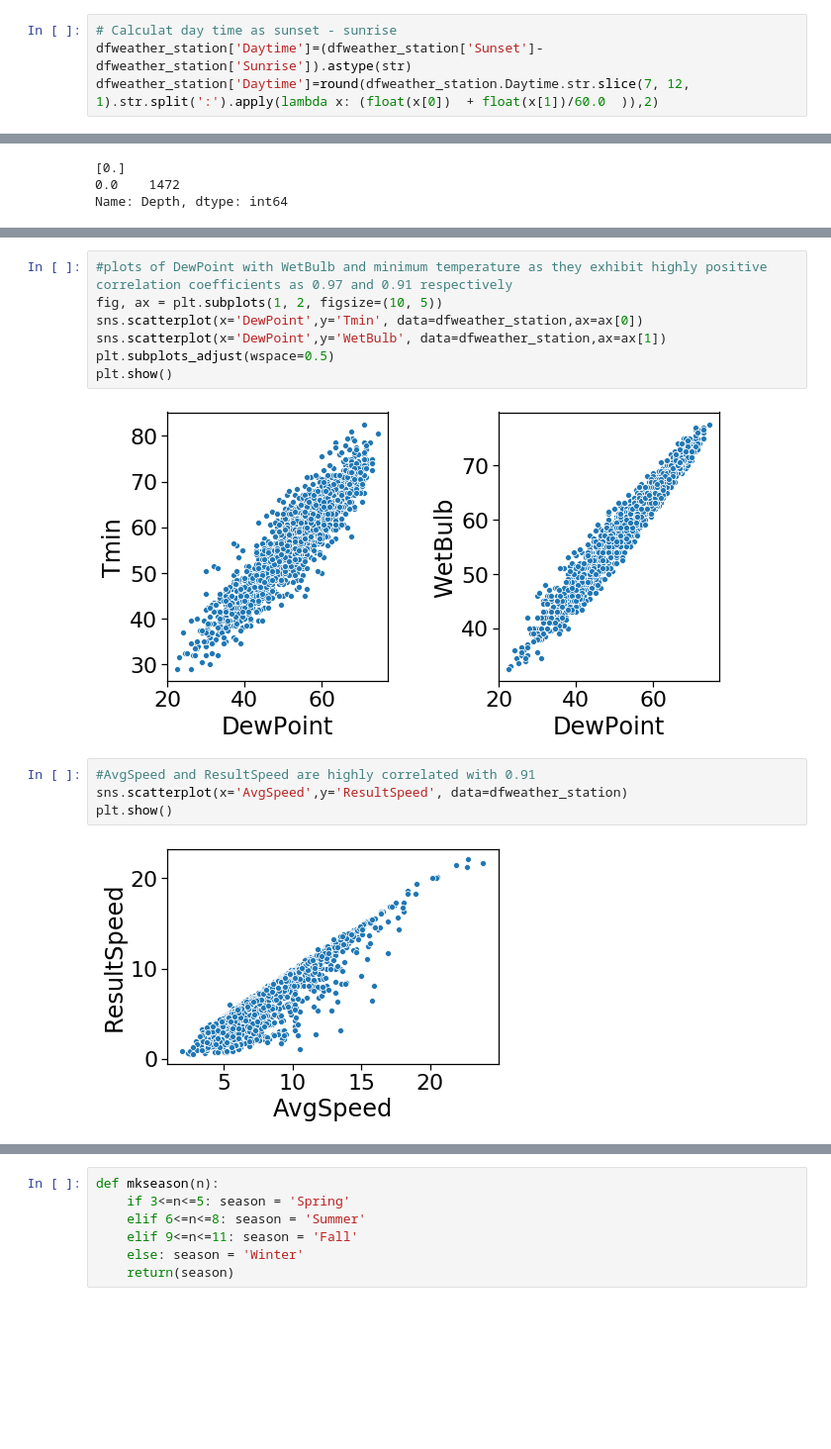
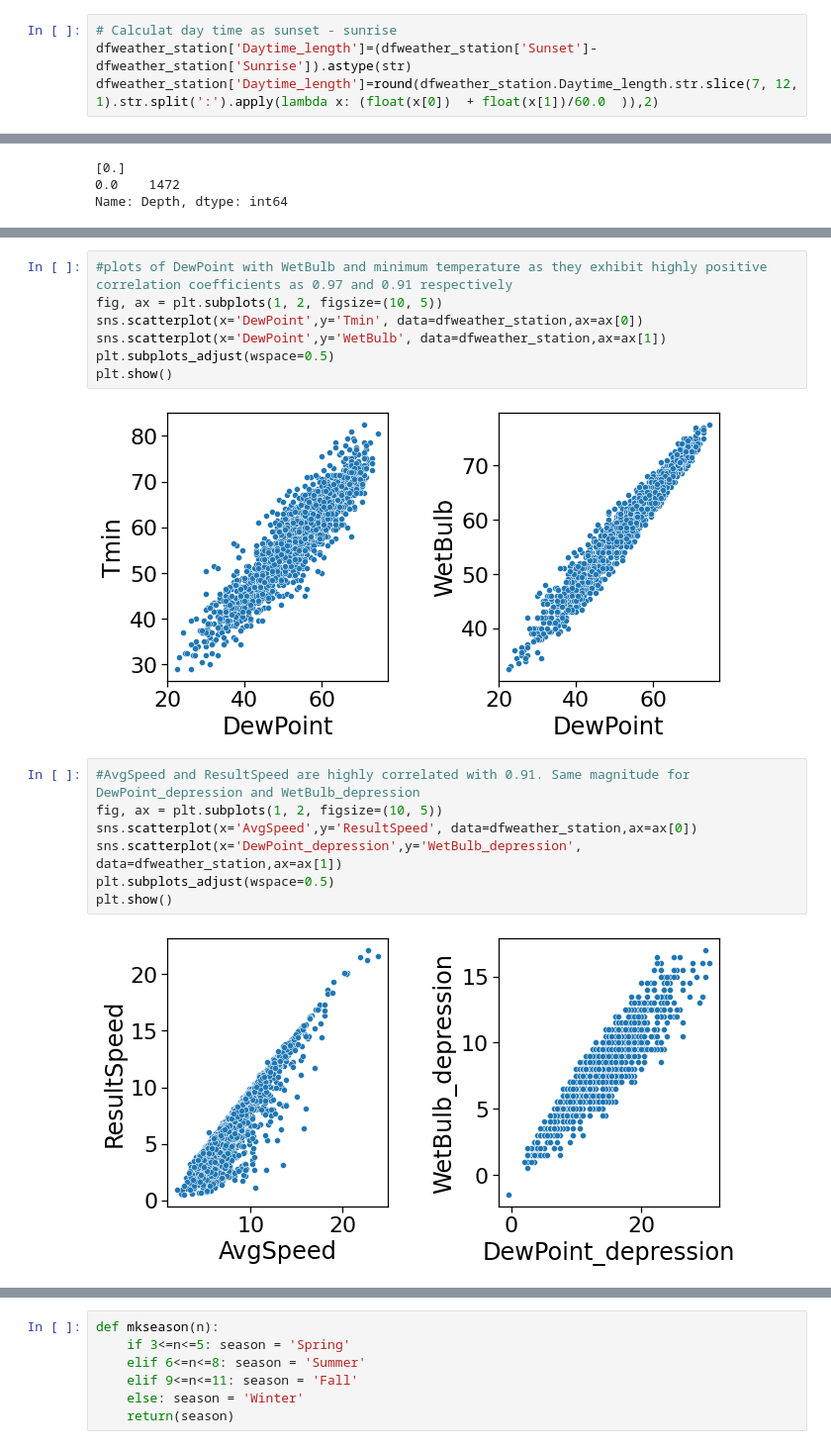
Before and after one commit to rajkoju/Virus, a Jupyter notebook: virus.ipynb, the cells around one changed output, grey strips where cells are left out. Shown at 99% size. Drawn from its saved outputs; the diff is of its cells as text; blank space fills up the shorter version.

```diff
--- a/virus.ipynb
+++ b/virus.ipynb
@@ -818,8 +766,8 @@ dfweather_station.Sunset
 Name: Sunset, Length: 1472, dtype: timedelta64[ns]
 # %%
 # Calculat day time as sunset - sunrise
-dfweather_station['Daytime']=(dfweather_station['Sunset']-dfweather_station['Sunrise']).astype(str)
-dfweather_station['Daytime']=round(dfweather_station.Daytime.str.slice(7, 12, 1).str.split(':').apply(lambda x: (float(x[0])  + float(x[1])/60.0  )),2)
+dfweather_station['Daytime_length']=(dfweather_station['Sunset']-dfweather_station['Sunrise']).astype(str)
+dfweather_station['Daytime_length']=round(dfweather_station.Daytime_length.str.slice(7, 12, 1).str.split(':').apply(lambda x: (float(x[0])  + float(x[1])/60.0  )),2)
 # %%
 #Converting object columns to integer type
 dfweather_station[['Tavg_x', 'Depart_x', 'WetBulb_x', 'Heat_x', 'Cool_x',
@@ -1086,13 +1036,16 @@ sns.scatterplot(x='DewPoint',y='WetBulb', data=dfweather_station,ax=ax[1])
 plt.subplots_adjust(wspace=0.5)
 plt.show()
 # %% [output]
-[figure, old version]
+[figure, new version]
 # %%
-#AvgSpeed and ResultSpeed are highly correlated with 0.91
-sns.scatterplot(x='AvgSpeed',y='ResultSpeed', data=dfweather_station)
+#AvgSpeed and ResultSpeed are highly correlated with 0.91. Same magnitude for DewPoint_depression and WetBulb_depression
+fig, ax = plt.subplots(1, 2, figsize=(10, 5))
+sns.scatterplot(x='AvgSpeed',y='ResultSpeed', data=dfweather_station,ax=ax[0])
+sns.scatterplot(x='DewPoint_depression',y='WetBulb_depression', data=dfweather_station,ax=ax[1])
+plt.subplots_adjust(wspace=0.5)
 plt.show()
 # %% [output]
-[figure, old version]
+[figure, new version]
 # %%
 #Creating Dayofweek,Day week, month, year from date
 dfweather_station['Day_of_week']=dfweather_station['Date'].dt.dayofweek
```
Also changed, not shown: parts of 147 cells of this notebook, 2 other files.
